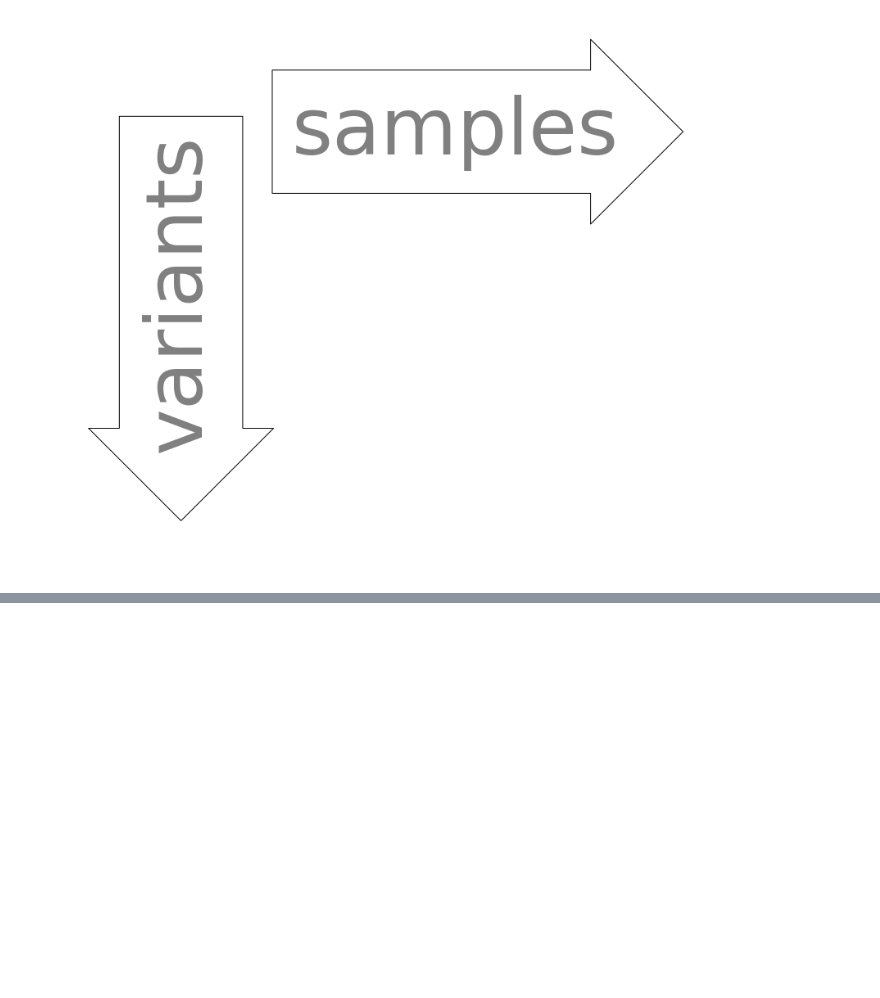
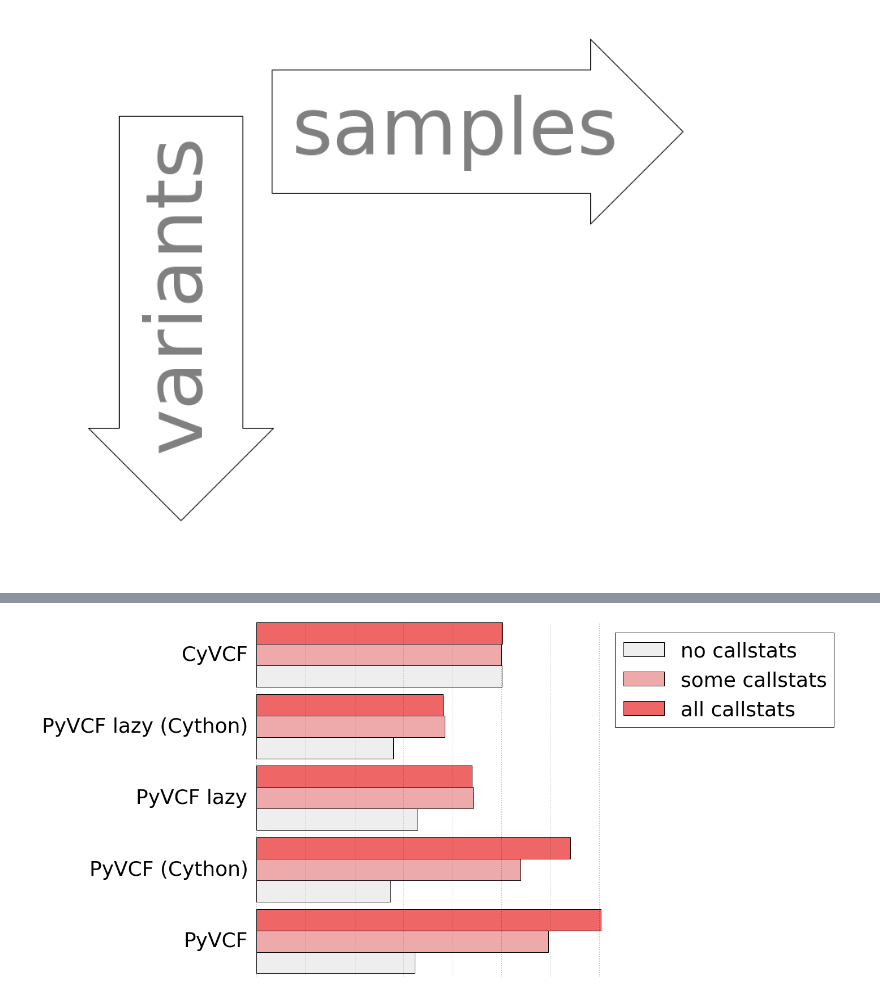
Before and after one commit to martijnvermaat/pyvcf-presentation, a Jupyter notebook: pictures/pictures.ipynb, the cells around one changed output, grey strips where cells are left out. Drawn from its saved outputs; the diff is of its cells as text; code cells hidden in the pictures; blank space fills up the shorter version.

```diff
--- a/pictures/pictures.ipynb
+++ b/pictures/pictures.ipynb
@@ -18,0 +34,51 @@ savefig('vcf.png', format='png')
+# %%
+results = open('results.csv')
+headers = next(results)[1:-1].split('\t')
+data = [dict(zip(headers, line.rstrip().split('\t'))) for line in results]
+
+pylab.rcParams['ytick.major.pad']='18'
+
+figure(figsize=(20, 9))
+
+bar_width = 0.3
+
+index = arange(len(data) / 3)
+
+plt.barh(index - bar_width,
+        [float(d['time'].split()[3]) for d in data if d['callstats'] == 'no'],
+        bar_width,
+        color='#eeeeee',
+        label='no callstats')
+plt.barh(index,
+        [float(d['time'].split()[3]) for d in data if d['callstats'] == 'some'],
+        bar_width,
+        color='#eeaaaa',
+        label='some callstats')
+plt.barh(index + bar_width,
+        [float(d['time'].split()[3]) for d in data if d['callstats'] == 'all'],
+        bar_width,
+        color='#ee6666',
+        label='all callstats')
+
+plt.yticks(index + 0.5 * bar_width,
+           list(reversed(['CyVCF',
+            'PyVCF lazy (Cython)',
+            'PyVCF lazy',
+            'PyVCF (Cython)',
+            'PyVCF'])),
+           size=36)
+grid(True, axis='x')
+plt.xticks(range(0, 400, 50), [])
+plt.ylim(-0.35, 4.6)
+xlim(0, 600)
+plt.gca().spines['top'].set_visible(False)
+plt.gca().spines['right'].set_visible(False)
+plt.gca().spines['left'].set_visible(False)
+plt.gca().spines['bottom'].set_visible(False)
+plt.gca().yaxis.set_tick_params(size=0)
+plt.gca().xaxis.set_tick_params(size=0)
+legend(loc='upper right', fontsize=36)
+plt.tight_layout()
+plt.savefig('performance.png', format='png')
+# %% [output]
+[figure, added]
```
Also changed, not shown: parts of 2 cells of this notebook, 6 other files.
